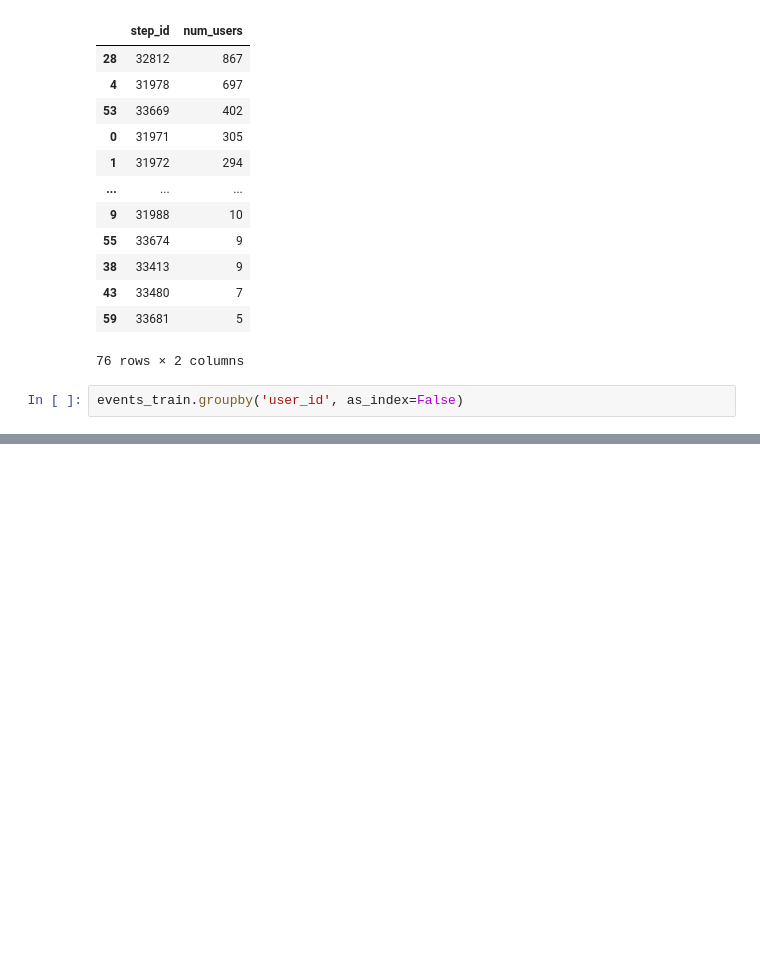
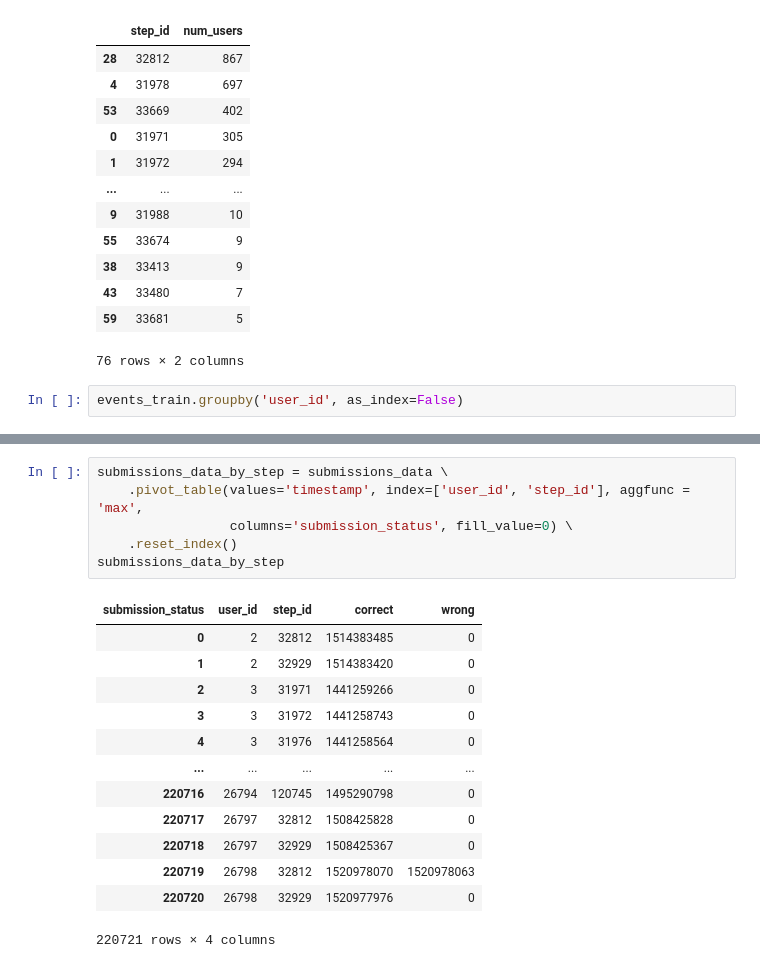
Before and after one commit to AndreyKurdyubov/Stepik_introML, a Jupyter notebook: project.ipynb, the cells around one changed output, grey strips where cells are left out. Saved outputs shown, nothing was run; the diff lists cells and outputs as text; blank space fills up the shorter version.

```diff
--- a/project.ipynb
+++ b/project.ipynb
@@ -902,0 +705,20 @@ events_train.groupby('user_id', as_index=False)
+# %%
+submissions_data_by_step = submissions_data \
+    .pivot_table(values='timestamp', index=['user_id', 'step_id'], aggfunc = 'max',
+                 columns='submission_status', fill_value=0) \
+    .reset_index()
+submissions_data_by_step
+# %% [output]
+| submission_status | user_id | step_id | correct | wrong |
+| 0 | 2 | 32812 | 1514383485 | 0 |
+| 1 | 2 | 32929 | 1514383420 | 0 |
+| 2 | 3 | 31971 | 1441259266 | 0 |
+| 3 | 3 | 31972 | 1441258743 | 0 |
+| 4 | 3 | 31976 | 1441258564 | 0 |
+| ... | ... | ... | ... | ... |
+| 220716 | 26794 | 120745 | 1495290798 | 0 |
+| 220717 | 26797 | 32812 | 1508425828 | 0 |
+| 220718 | 26797 | 32929 | 1508425367 | 0 |
+| 220719 | 26798 | 32812 | 1520978070 | 1520978063 |
+| 220720 | 26798 | 32929 | 1520977976 | 0 |
+220721 rows × 4 columns
```
Also changed, not shown: parts of 46 cells of this notebook.
